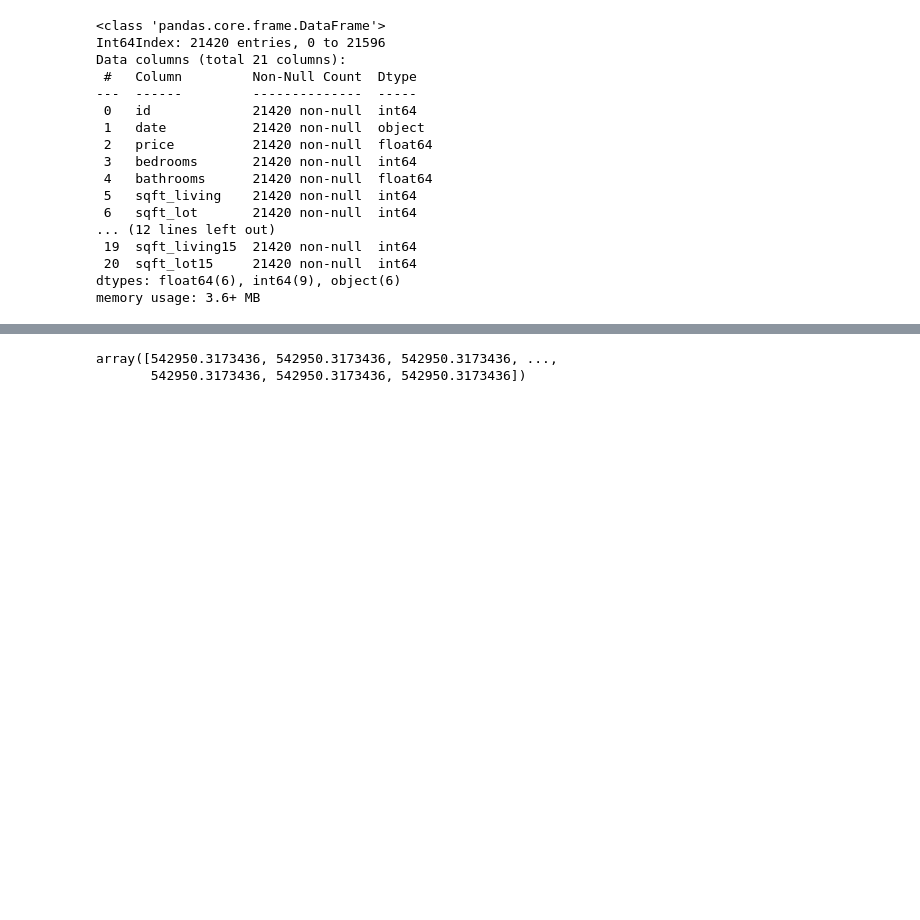
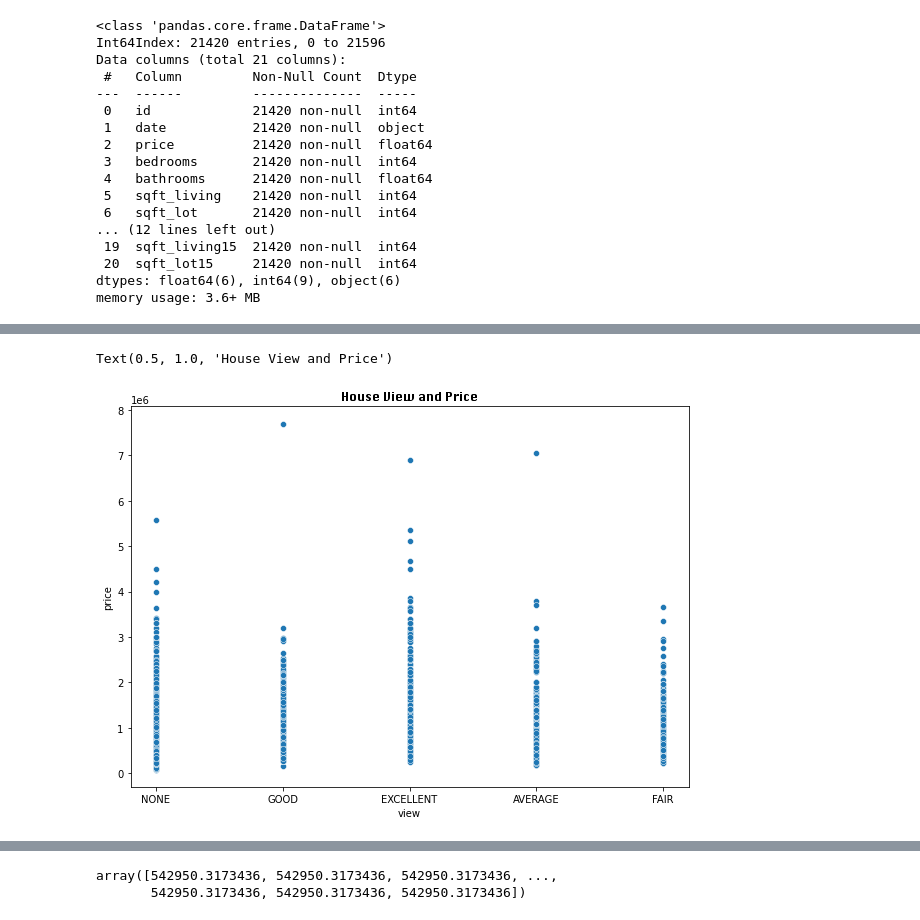
Before and after one commit to olamide-h/Phase-2Project, a Jupyter notebook: Mide.ipynb, the cells around one changed output, grey strips where cells are left out. Cells and saved outputs as stored; diff of their text form; code cells hidden in the pictures; blank space fills up the shorter version.

```diff
--- a/Mide.ipynb
+++ b/Mide.ipynb
@@ -101,0 +183,7 @@ X_train, X_test, y_train, y_test = train_test_split(
+# %%
+plt.figure(figsize=(10,7))
+sns.scatterplot(df['view'], df['price'])
+plt.title('House View and Price', fontsize=12, fontname='silom')
+# %% [output]
+Text(0.5, 1.0, 'House View and Price')
+[figure, added]
```
Also changed, not shown: parts of 35 cells of this notebook.
